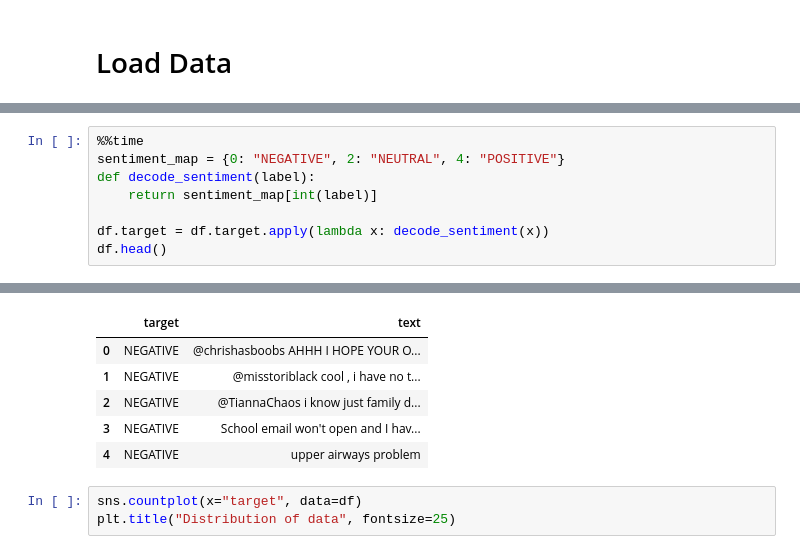
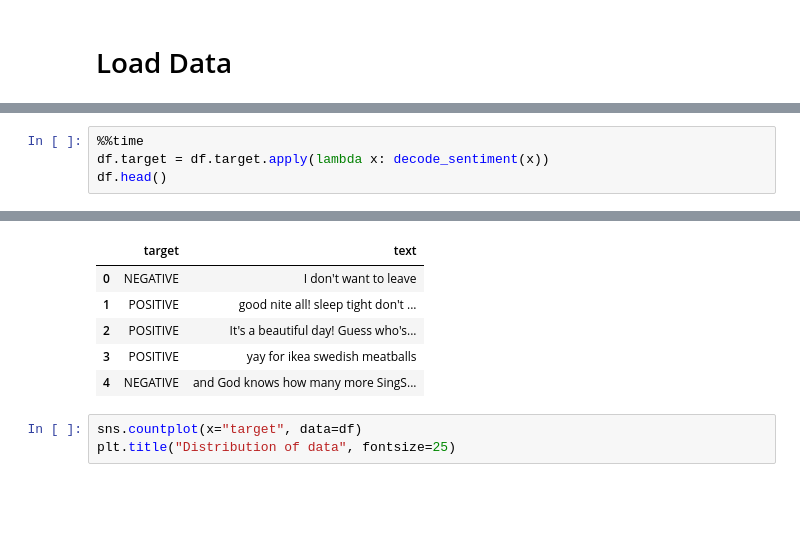
Before and after one commit to Neek0tine/Tweetoxicity, a Jupyter notebook: models/jupyter notebook/data_preprocess.ipynb, the cells around one changed output, grey strips where cells are left out. Drawn from its saved outputs; the diff is of its cells as text; blank space fills up the shorter version.

```diff
--- a/models/jupyter notebook/data_preprocess.ipynb
+++ b/models/jupyter notebook/data_preprocess.ipynb
@@ -35,9 +35,5 @@ df.head()
 # %%
 %%time
-sentiment_map = {0: "NEGATIVE", 2: "NEUTRAL", 4: "POSITIVE"}
-def decode_sentiment(label):
-    return sentiment_map[int(label)]
-
 df.target = df.target.apply(lambda x: decode_sentiment(x))
 df.head()
 # %% [output]
@@ -45,9 +41,9 @@ Wall time: 621 ms
 |  | target | text |
-| 0 | NEGATIVE | @chrishasboobs AHHH I HOPE YOUR O... |
-| 1 | NEGATIVE | @misstoriblack cool , i have no t... |
-| 2 | NEGATIVE | @TiannaChaos i know just family d... |
-| 3 | NEGATIVE | School email won't open and I hav... |
-| 4 | NEGATIVE | upper airways problem |
+| 0 | NEGATIVE | I don't want to leave |
+| 1 | POSITIVE | good nite all! sleep tight don't ... |
+| 2 | POSITIVE | It's a beautiful day! Guess who's... |
+| 3 | POSITIVE | yay for ikea swedish meatballs |
+| 4 | NEGATIVE | and God knows how many more SingS... |
 # %%
 sns.countplot(x="target", data=df)
 plt.title("Distribution of data", fontsize=25)
```
Also changed, not shown: parts of 6 cells of this notebook, 4 other files.
